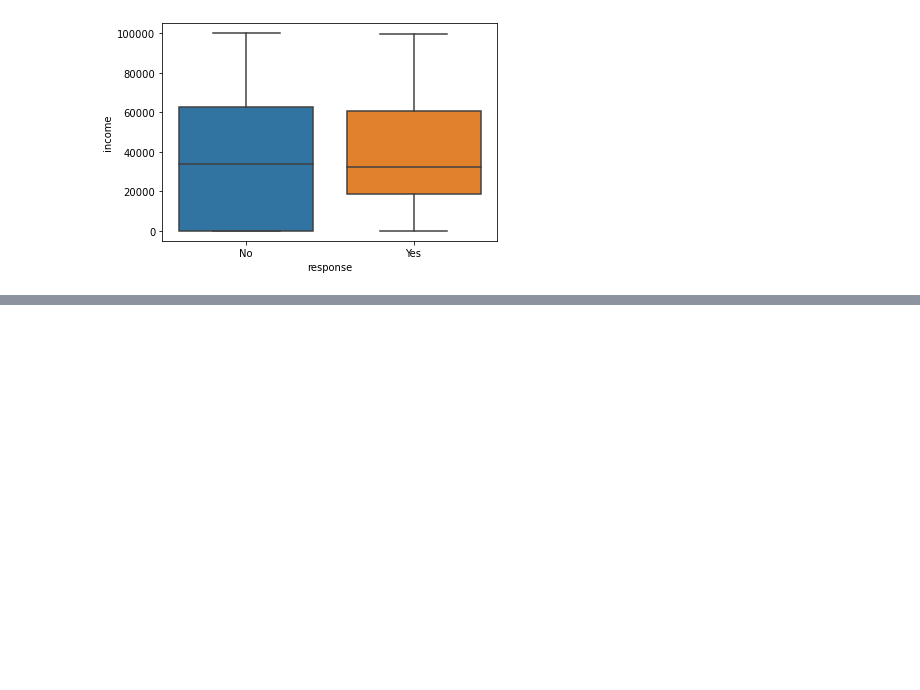
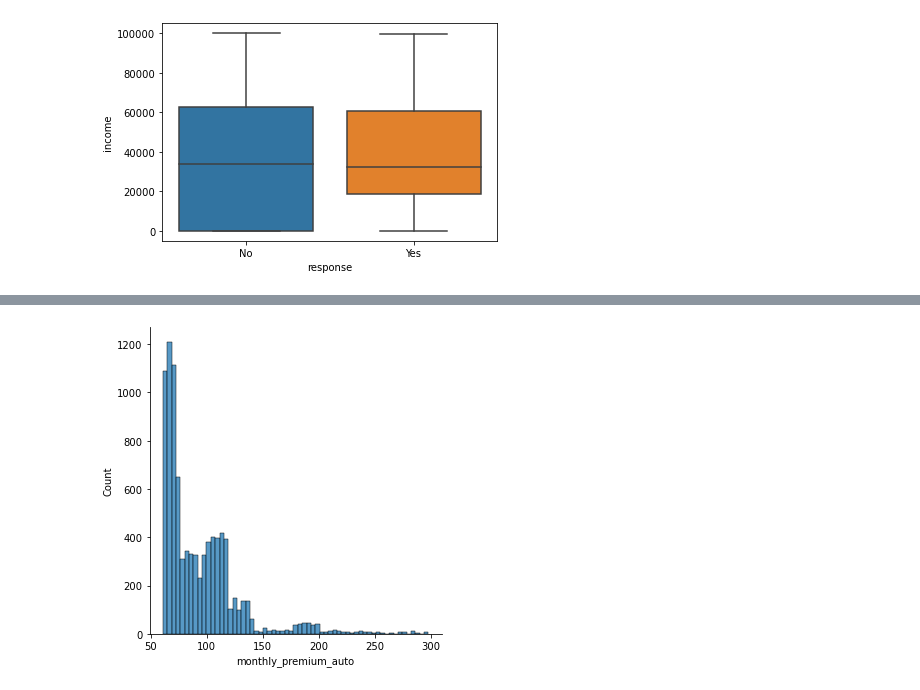
Before and after one commit to NicolasVollmer/lab-customer-analysis-round-2, a Jupyter notebook: Nicolas_Round2-7.ipynb, the cells around one changed output, grey strips where cells are left out. Saved outputs shown, nothing was run; the diff lists cells and outputs as text; code cells hidden in the pictures; blank space fills up the shorter version.

```diff
--- a/Nicolas_Round2-7.ipynb
+++ b/Nicolas_Round2-7.ipynb
@@ -499,0 +622,5 @@ plt.show()
+# %%
+sns.displot(numerical['monthly_premium_auto'])
+plt.show()
+# %% [output]
+[figure, added]
```
Also changed, not shown: parts of 22 cells of this notebook, 2 other files.
